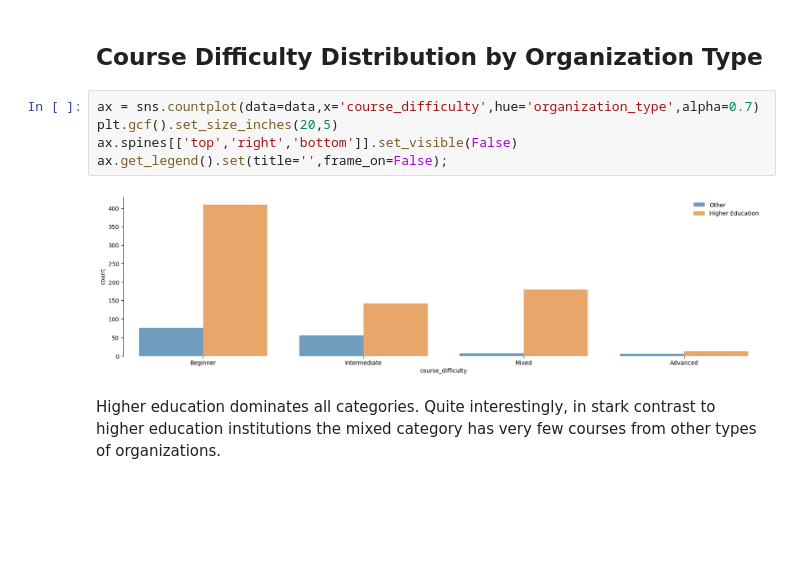
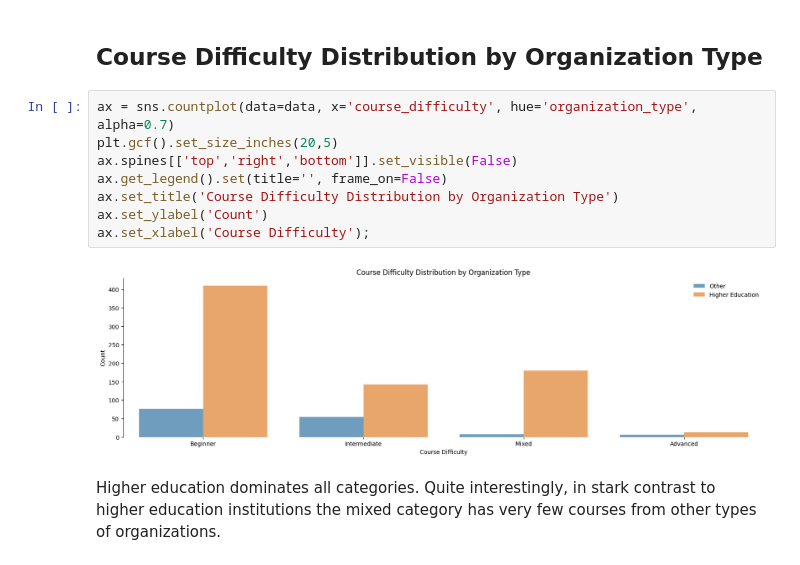
Before and after one commit to Jpooouks/coursera-eda, a Jupyter notebook: Coursera Project JP.ipynb, the cells around one changed output. Drawn from its saved outputs; the diff is of its cells as text; blank space fills up the shorter version.

```diff
--- a/Coursera Project JP.ipynb
+++ b/Coursera Project JP.ipynb
@@ -497,12 +543,15 @@ Very similar distribution overall. Higher education organizations have more outl
 # %% [markdown]
 ## Course Difficulty Distribution by Organization Type
 # %%
-ax = sns.countplot(data=data,x='course_difficulty',hue='organization_type',alpha=0.7)
+ax = sns.countplot(data=data, x='course_difficulty', hue='organization_type', alpha=0.7)
 plt.gcf().set_size_inches(20,5)
 ax.spines[['top','right','bottom']].set_visible(False)
-ax.get_legend().set(title='',frame_on=False);
+ax.get_legend().set(title='', frame_on=False)
+ax.set_title('Course Difficulty Distribution by Organization Type')
+ax.set_ylabel('Count')
+ax.set_xlabel('Course Difficulty');
 # %% [output]
-[figure, old version]
+[figure, new version]
 # %% [markdown]
 Higher education dominates all categories. Quite interestingly, in stark contrast to higher education institutions the mixed category has very few courses from other types of organizations.
 # %% [markdown]
```
Also changed, not shown: parts of 24 cells of this notebook.
